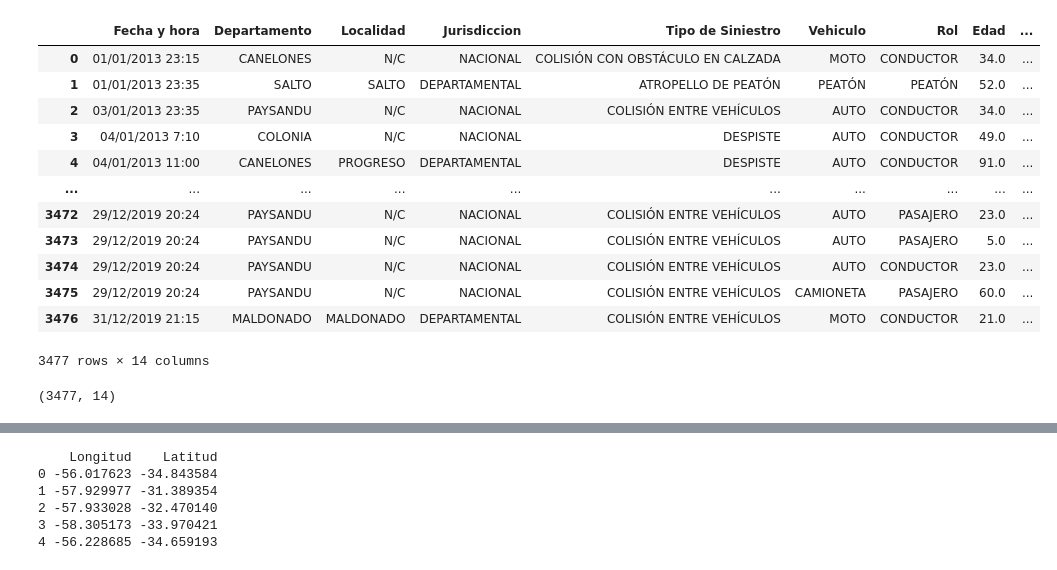
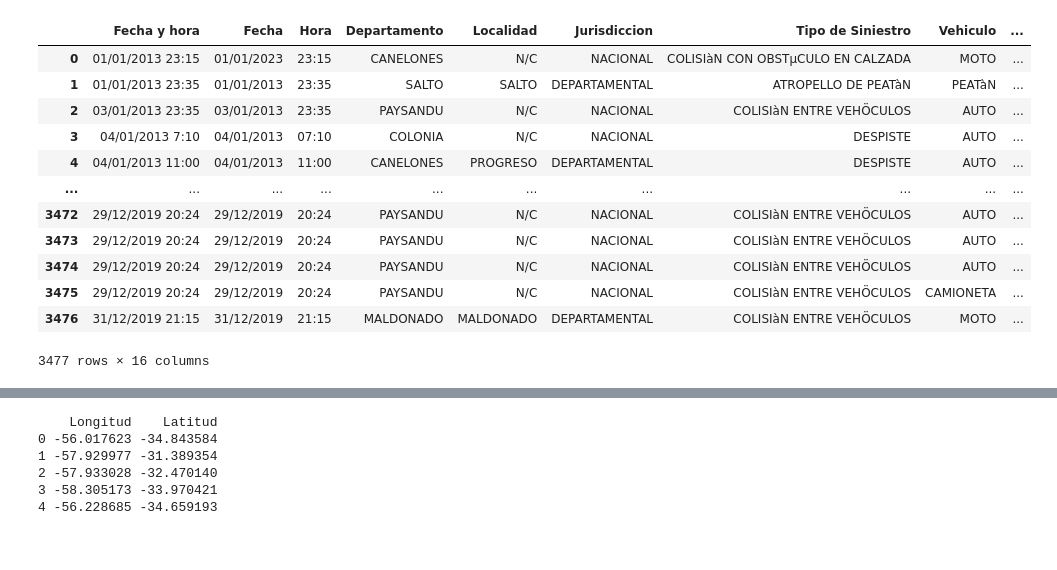
Before and after one commit to ChristianDzk/DataScience-2, a Jupyter notebook: Data Science II, primera parte proyecto.ipynb, the cells around one changed output, grey strips where cells are left out. Saved outputs shown, nothing was run; the diff lists cells and outputs as text; code cells hidden in the pictures.

```diff
--- a/Data Science II, primera parte proyecto.ipynb
+++ b/Data Science II, primera parte proyecto.ipynb
@@ -20,24 +25,19 @@ import numpy as np
 # %%
 #Cargamos DataSet
 
-df = pd.read_csv(r"c:\Users\Christian\Documents\datos-fallecidos-en-siniestros-de-trnsito-2013-2019.csv", encoding="latin1", delimiter=";")
+df = pd.read_csv(r"C:\Users\chris\OneDrive\Documentos\CoderHouse\Data Science II Machine Learning para la Ciencia de Datos\Proyecto\datos-fallecidos-en-siniestros-de-trnsito-2013-2019.csv", encoding="latin1", delimiter=";")
 df
 # %% [output]
-|  | Fecha y hora | Departamento | Localidad | Jurisdiccion | Tipo de Siniestro | Vehiculo | Rol | Edad | ... |
-| 0 | 01/01/2013 23:15 | CANELONES | N/C | NACIONAL | COLISIÓN CON OBSTÁCULO EN CALZADA | MOTO | CONDUCTOR | 34.0 | ... |
-| 1 | 01/01/2013 23:35 | SALTO | SALTO | DEPARTAMENTAL | ATROPELLO DE PEATÓN | PEATÓN | PEATÓN | 52.0 | ... |
-| 2 | 03/01/2013 23:35 | PAYSANDU | N/C | NACIONAL | COLISIÓN ENTRE VEHÍCULOS | AUTO | CONDUCTOR | 34.0 | ... |
-| 3 | 04/01/2013 7:10 | COLONIA | N/C | NACIONAL | DESPISTE | AUTO | CONDUCTOR | 49.0 | ... |
-| 4 | 04/01/2013 11:00 | CANELONES | PROGRESO | DEPARTAMENTAL | DESPISTE | AUTO | CONDUCTOR | 91.0 | ... |
+|  | Fecha y hora | Fecha | Hora | Departamento | Localidad | Jurisdiccion | Tipo de Siniestro | Vehiculo | ... |
+| 0 | 01/01/2013 23:15 | 01/01/2023 | 23:15 | CANELONES | N/C | NACIONAL | COLISIàN CON OBSTµCULO EN CALZADA | MOTO | ... |
+| 1 | 01/01/2013 23:35 | 01/01/2013 | 23:35 | SALTO | SALTO | DEPARTAMENTAL | ATROPELLO DE PEATàN | PEATàN | ... |
+| 2 | 03/01/2013 23:35 | 03/01/2013 | 23:35 | PAYSANDU | N/C | NACIONAL | COLISIàN ENTRE VEHÖCULOS | AUTO | ... |
+| 3 | 04/01/2013 7:10 | 04/01/2013 | 07:10 | COLONIA | N/C | NACIONAL | DESPISTE | AUTO | ... |
+| 4 | 04/01/2013 11:00 | 04/01/2013 | 11:00 | CANELONES | PROGRESO | DEPARTAMENTAL | DESPISTE | AUTO | ... |
 | ... | ... | ... | ... | ... | ... | ... | ... | ... | ... |
-| 3472 | 29/12/2019 20:24 | PAYSANDU | N/C | NACIONAL | COLISIÓN ENTRE VEHÍCULOS | AUTO | PASAJERO | 23.0 | ... |
-| 3473 | 29/12/2019 20:24 | PAYSANDU | N/C | NACIONAL | COLISIÓN ENTRE VEHÍCULOS | AUTO | PASAJERO | 5.0 | ... |
-| 3474 | 29/12/2019 20:24 | PAYSANDU | N/C | NACIONAL | COLISIÓN ENTRE VEHÍCULOS | AUTO | CONDUCTOR | 23.0 | ... |
-| 3475 | 29/12/2019 20:24 | PAYSANDU | N/C | NACIONAL | COLISIÓN ENTRE VEHÍCULOS | CAMIONETA | PASAJERO | 60.0 | ... |
-| 3476 | 31/12/2019 21:15 | MALDONADO | MALDONADO | DEPARTAMENTAL | COLISIÓN ENTRE VEHÍCULOS | MOTO | CONDUCTOR | 21.0 | ... |
+| 3472 | 29/12/2019 20:24 | 29/12/2019 | 20:24 | PAYSANDU | N/C | NACIONAL | COLISIàN ENTRE VEHÖCULOS | AUTO | ... |
+| 3473 | 29/12/2019 20:24 | 29/12/2019 | 20:24 | PAYSANDU | N/C | NACIONAL | COLISIàN ENTRE VEHÖCULOS | AUTO | ... |
+| 3474 | 29/12/2019 20:24 | 29/12/2019 | 20:24 | PAYSANDU | N/C | NACIONAL | COLISIàN ENTRE VEHÖCULOS | AUTO | ... |
+| 3475 | 29/12/2019 20:24 | 29/12/2019 | 20:24 | PAYSANDU | N/C | NACIONAL | COLISIàN ENTRE VEHÖCULOS | CAMIONETA | ... |
+| 3476 | 31/12/2019 21:15 | 31/12/2019 | 21:15 | MALDONADO | MALDONADO | DEPARTAMENTAL | COLISIàN ENTRE VEHÖCULOS | MOTO | ... |
-3477 rows × 14 columns
+3477 rows × 16 columns
-# %%
-#Verifico atributos e instancias
-df.shape
-# %% [output]
-(3477, 14)
```
Also changed, not shown: parts of 50 cells of this notebook.
